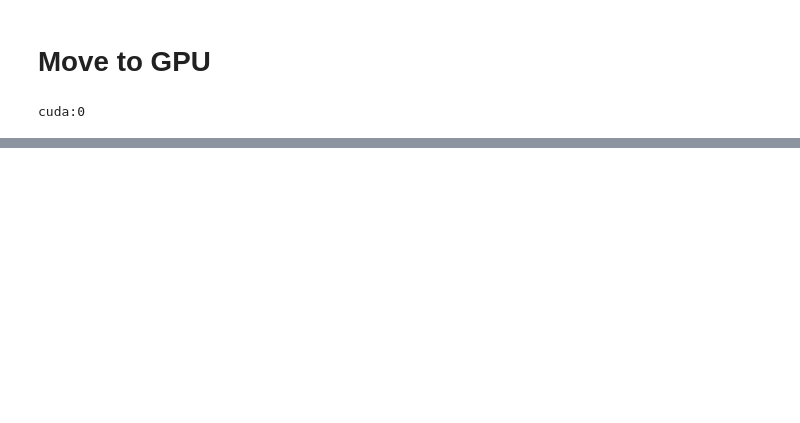
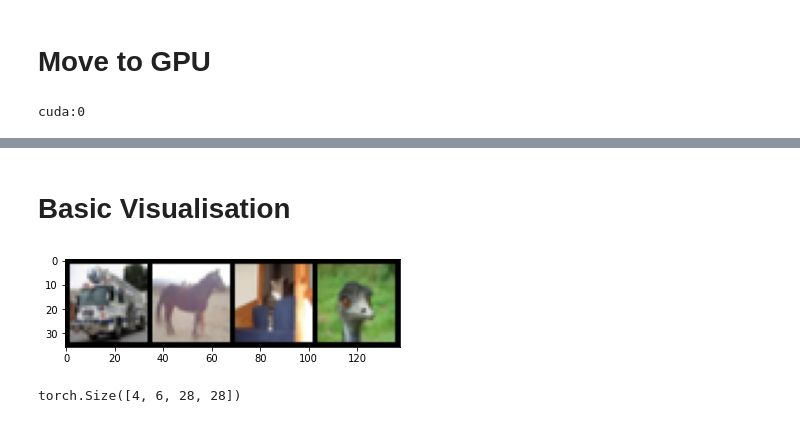
Before and after one commit to Arpitkamal/Deep-Learning--108--Convolutional-Neural-Netwokr, a Jupyter notebook: PyTorchCNN.ipynb, the cells around one changed output, grey strips where cells are left out. Cells and saved outputs as stored; diff of their text form; code cells hidden in the pictures; blank space fills up the shorter version.

```diff
--- a/PyTorchCNN.ipynb
+++ b/PyTorchCNN.ipynb
@@ -395,0 +396,6 @@ Epoch: 15/16, Test acc: 56.18, Train acc: 64.82
+# %% [markdown]
+# Basic Visualisation
+# %%
+imshow(torchvision.utils.make_grid(images))
+# %% [output]
+[figure, added]
@@ -395,0 +406,5 @@ Epoch: 15/16, Test acc: 56.18, Train acc: 64.82
+# %%
+out = net.cnn_model[0](images)
+out.shape
+# %% [output]
+torch.Size([4, 6, 28, 28])
```
Also changed, not shown: parts of 16 cells of this notebook.
